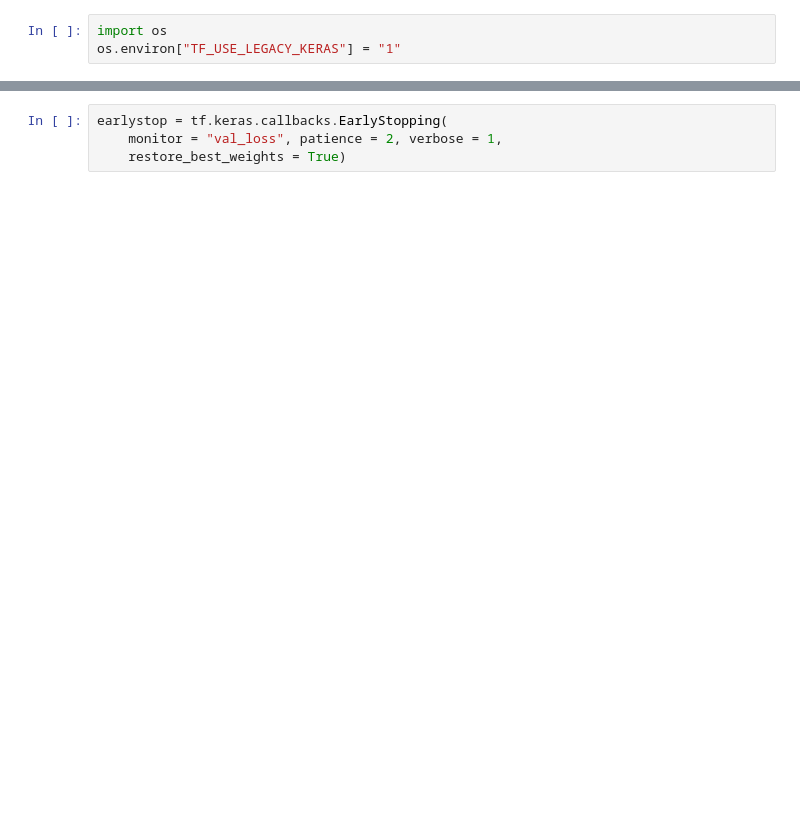
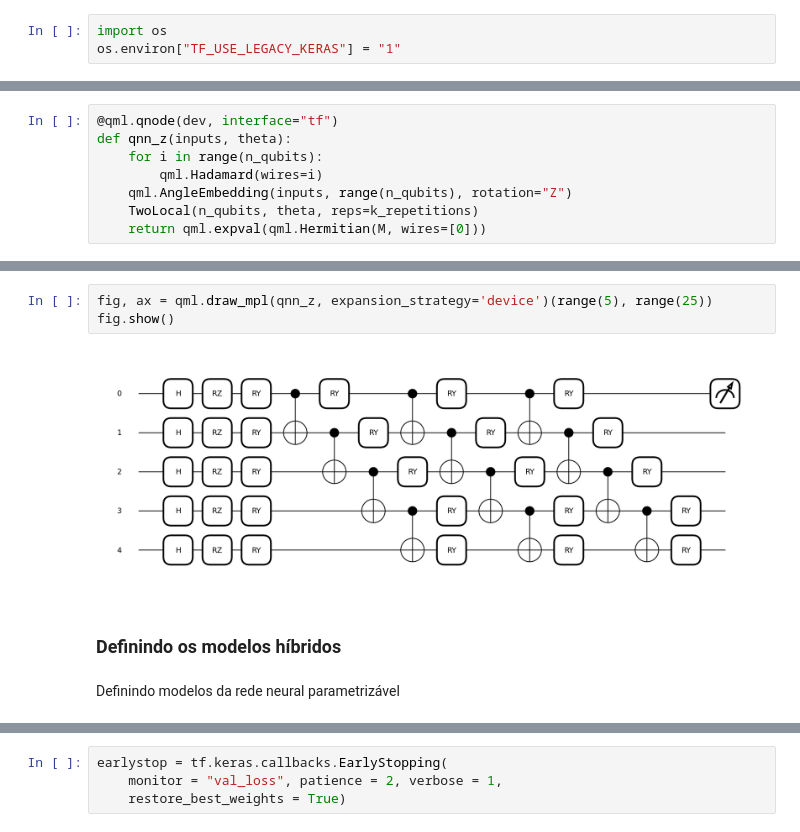
Before and after one commit to matheoxz/quantum_computing, a Jupyter notebook: 10. Quantum Neural Network.ipynb, the cells around one changed output, grey strips where cells are left out. Saved outputs shown, nothing was run; the diff lists cells and outputs as text; blank space fills up the shorter version.

```diff
--- a/10. Quantum Neural Network.ipynb
+++ b/10. Quantum Neural Network.ipynb
@@ -95,0 +74,8 @@ model.compile(opt, loss=tf.keras.losses.BinaryCrossentropy())
+# %%
+@qml.qnode(dev, interface="tf")
+def qnn_z(inputs, theta):
+    for i in range(n_qubits):
+        qml.Hadamard(wires=i)
+    qml.AngleEmbedding(inputs, range(n_qubits), rotation="Z")
+    TwoLocal(n_qubits, theta, reps=k_repetitions)
+    return qml.expval(qml.Hermitian(M, wires=[0]))
@@ -95,0 +94,9 @@ model.compile(opt, loss=tf.keras.losses.BinaryCrossentropy())
+# %%
+fig, ax = qml.draw_mpl(qnn_z, expansion_strategy='device')(range(5), range(25))
+fig.show()
+# %% [output]
+[figure, added]
+# %% [markdown]
+<h3>Definindo os modelos híbridos</h3>
+# %% [markdown]
+<p>Definindo modelos da rede neural parametrizável</p>
```
Also changed, not shown: parts of 80 cells of this notebook.
